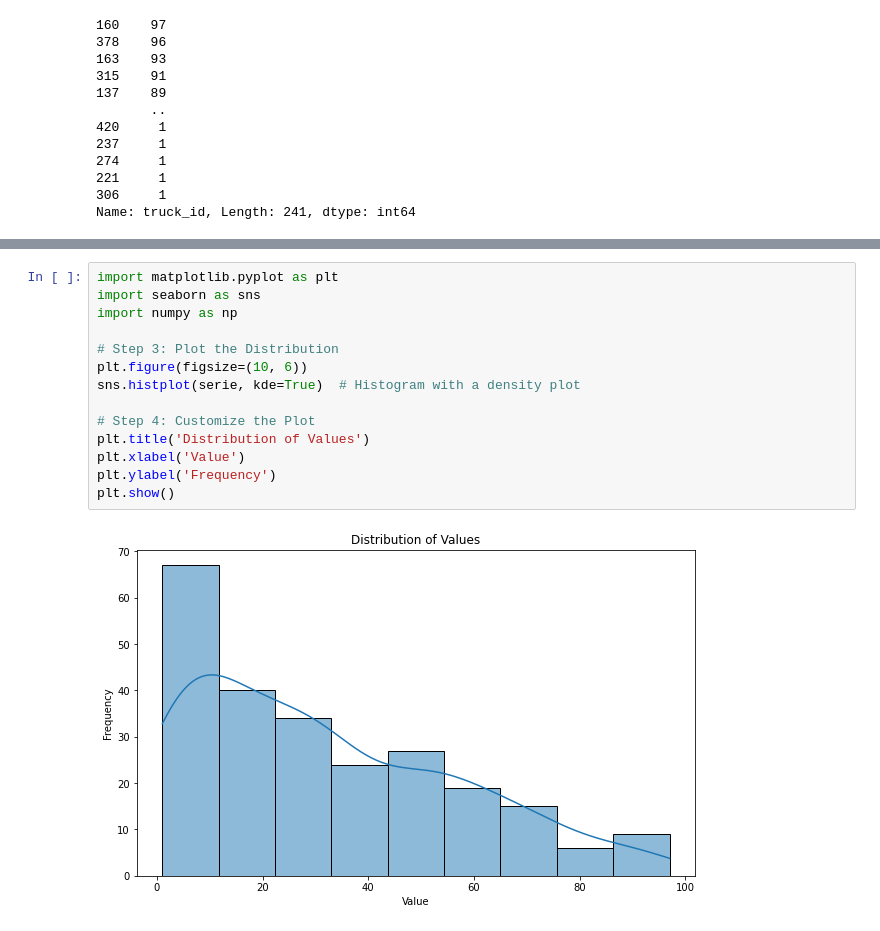
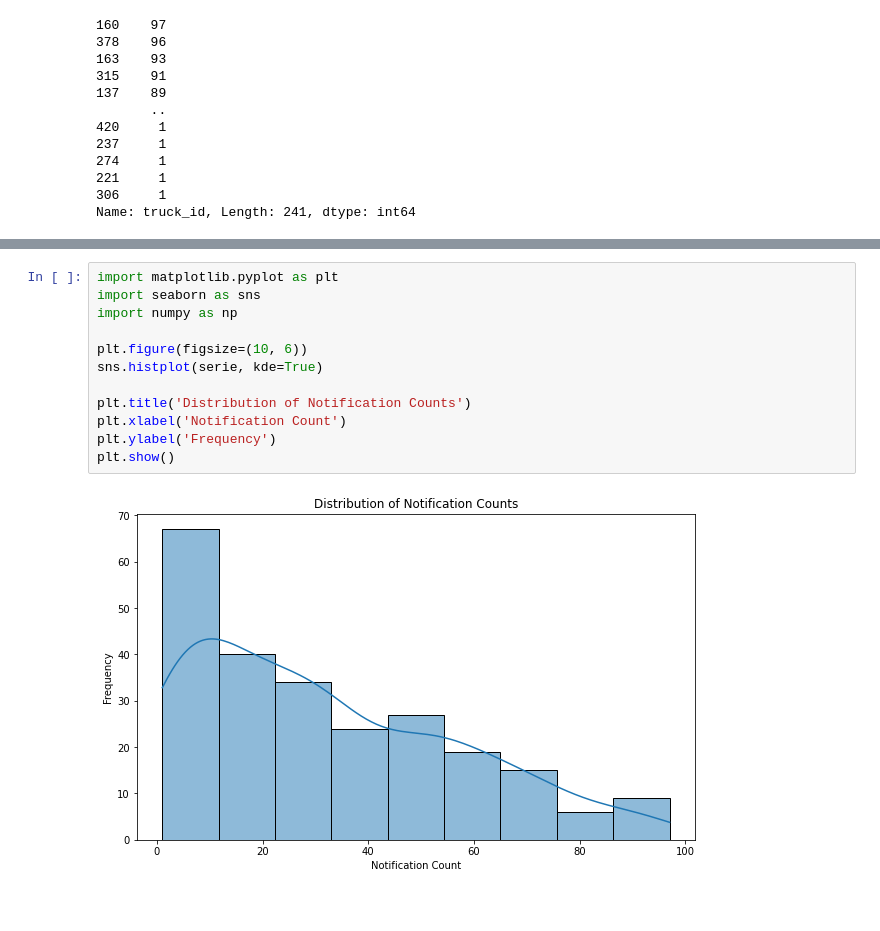
Before and after one commit to imaique/123Loadboard-Challenge, a Jupyter notebook: data_analysis/data analysis.ipynb, the cells around one changed output, grey strips where cells are left out. Saved outputs shown, nothing was run; the diff lists cells and outputs as text.

```diff
--- a/data_analysis/data analysis.ipynb
+++ b/data_analysis/data analysis.ipynb
@@ -112,16 +83,14 @@ busy_guy.head(30)
 # %%
 import matplotlib.pyplot as plt
 import seaborn as sns
 import numpy as np
 
-# Step 3: Plot the Distribution
 plt.figure(figsize=(10, 6))
-sns.histplot(serie, kde=True)  # Histogram with a density plot
+sns.histplot(serie, kde=True)
 
-# Step 4: Customize the Plot
-plt.title('Distribution of Values')
-plt.xlabel('Value')
+plt.title('Distribution of Notification Counts')
+plt.xlabel('Notification Count')
 plt.ylabel('Frequency')
 plt.show()
 # %% [output]
-[figure, old version]
+[figure, new version]
```
Also changed, not shown: parts of 12 cells of this notebook, 5 other files.
